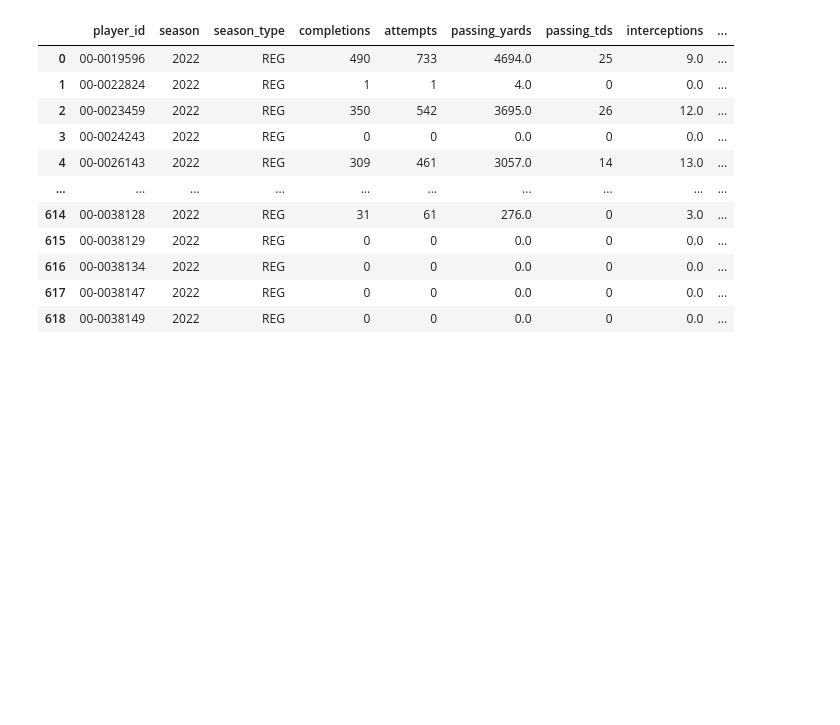
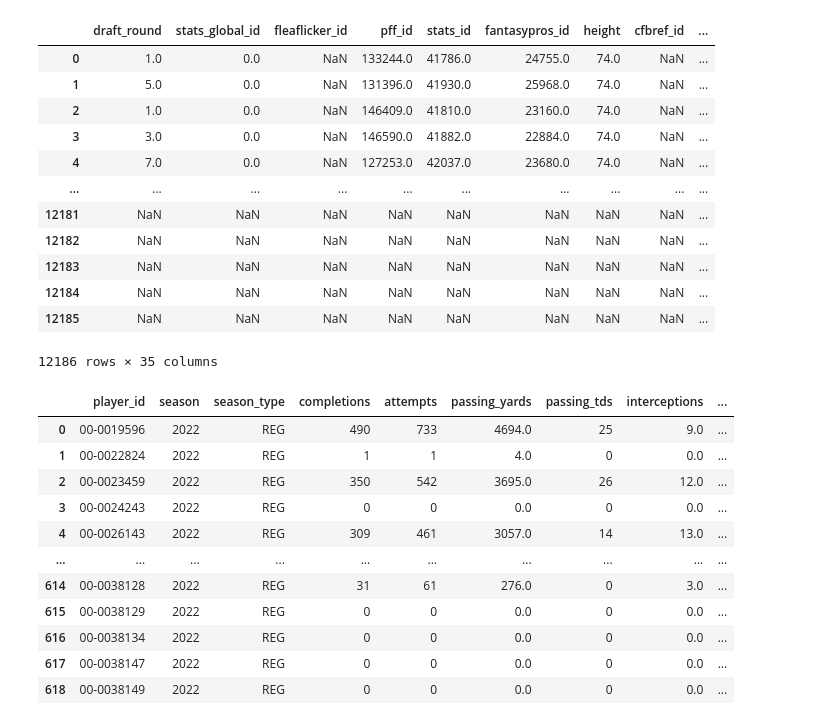
Before and after one commit to osherboudara99/NFL_Stats_Project, a Jupyter notebook: Exploration/test.ipynb, the cells around one changed output. Drawn from its saved outputs; the diff is of its cells as text; code cells hidden in the pictures; blank space fills up the shorter version.

```diff
--- a/Exploration/test.ipynb
+++ b/Exploration/test.ipynb
@@ -4,6 +4,22 @@ import numpy as np
 # import matplotlib.pyplot as plt
 # import seaborn as sns
 import nfl_data_py as nfl
+# %%
+nfl.import_ids()
+# %% [output]
+|  | draft_round | stats_global_id | fleaflicker_id | pff_id | stats_id | fantasypros_id | height | cfbref_id | ... |
+| 0 | 1.0 | 0.0 | NaN | 133244.0 | 41786.0 | 24755.0 | 74.0 | NaN | ... |
+| 1 | 5.0 | 0.0 | NaN | 131396.0 | 41930.0 | 25968.0 | 74.0 | NaN | ... |
+| 2 | 1.0 | 0.0 | NaN | 146409.0 | 41810.0 | 23160.0 | 74.0 | NaN | ... |
+| 3 | 3.0 | 0.0 | NaN | 146590.0 | 41882.0 | 22884.0 | 74.0 | NaN | ... |
+| 4 | 7.0 | 0.0 | NaN | 127253.0 | 42037.0 | 23680.0 | 74.0 | NaN | ... |
+| ... | ... | ... | ... | ... | ... | ... | ... | ... | ... |
+| 12181 | NaN | NaN | NaN | NaN | NaN | NaN | NaN | NaN | ... |
+| 12182 | NaN | NaN | NaN | NaN | NaN | NaN | NaN | NaN | ... |
+| 12183 | NaN | NaN | NaN | NaN | NaN | NaN | NaN | NaN | ... |
+| 12184 | NaN | NaN | NaN | NaN | NaN | NaN | NaN | NaN | ... |
+| 12185 | NaN | NaN | NaN | NaN | NaN | NaN | NaN | NaN | ... |
+12186 rows × 35 columns
 # %%
 pd.set_option('display.max_columns', None)
 nfl.import_seasonal_data(range(2022,2023))
```
Also changed, not shown: 3 other files.
